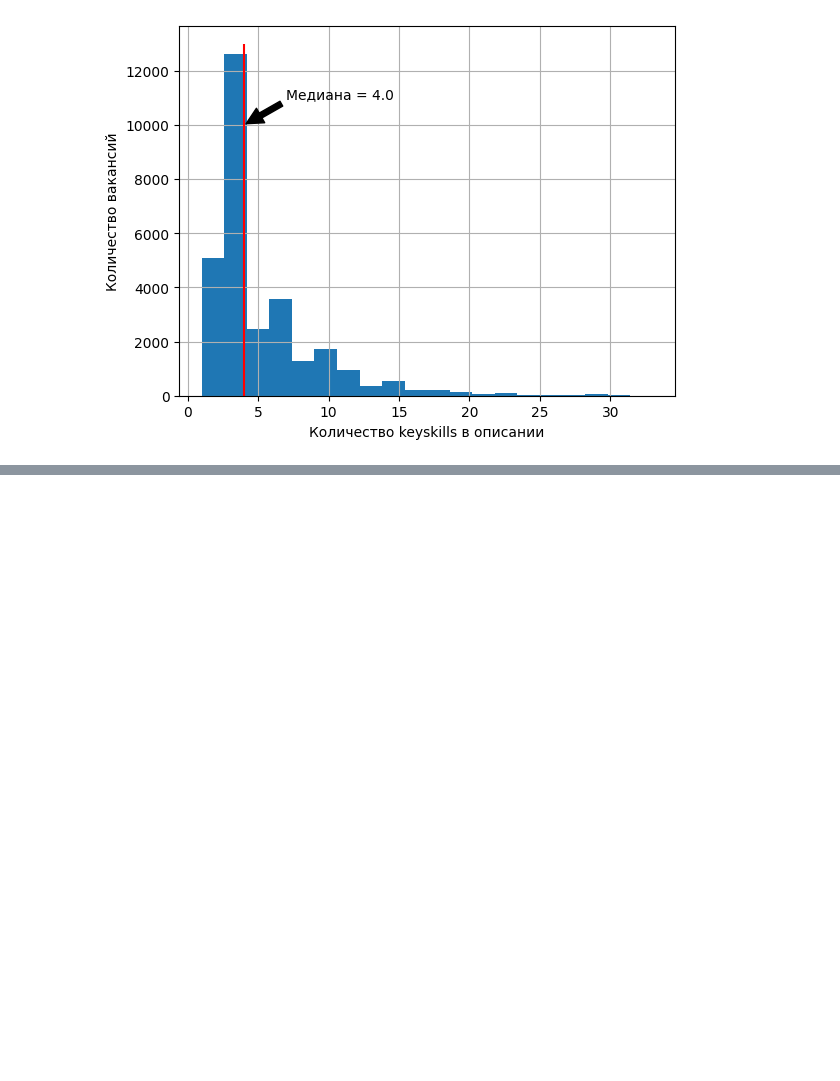
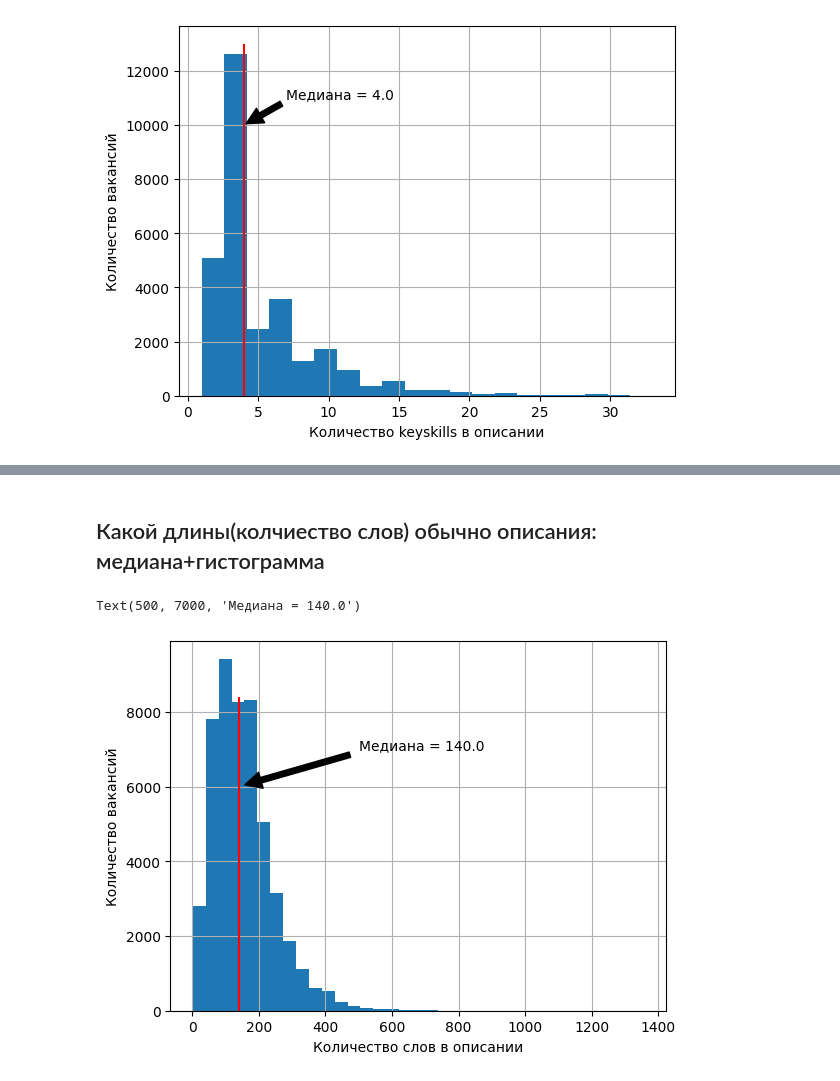
Before and after one commit to Slava0505/job-description-keyword-extractor, a Jupyter notebook: notebooks/EDA.ipynb, the cells around one changed output, grey strips where cells are left out. Cells and saved outputs as stored; diff of their text form; code cells hidden in the pictures; blank space fills up the shorter version.

Commit message:
added hist for description

```diff
--- a/notebooks/EDA.ipynb
+++ b/notebooks/EDA.ipynb
@@ -117,0 +80,21 @@ Successfully installed contourpy-1.0.7 cycler-0.11.0 fonttools-4.38.0 kiwisolver
+# %% [markdown]
+## Какой длины(колчиество слов) обычно описания: медиана+гистограмма
+# %%
+fig, ax = plt.subplots()
+# ax.plot(bins, y, '--', color ='black')
+
+
+
+description_len = df['description'].str.split().apply(len)
+description_len.hist(bins = 35)
+median = description_len.median()
+
+
+ax.set_xlabel('Количество слов в описании')
+ax.set_ylabel('Количество вакансий')
+ax.vlines(median,  0, 8400, color = 'r')
+plt.annotate(f"Медиана = {median}", xy=(median, 6000), xytext=(500, 7000),
+            arrowprops=dict(facecolor='black', shrink=0.05))
+# %% [output]
+Text(500, 7000, 'Медиана = 140.0')
+[figure, added]
```
Also changed, not shown: parts of 7 cells of this notebook.
